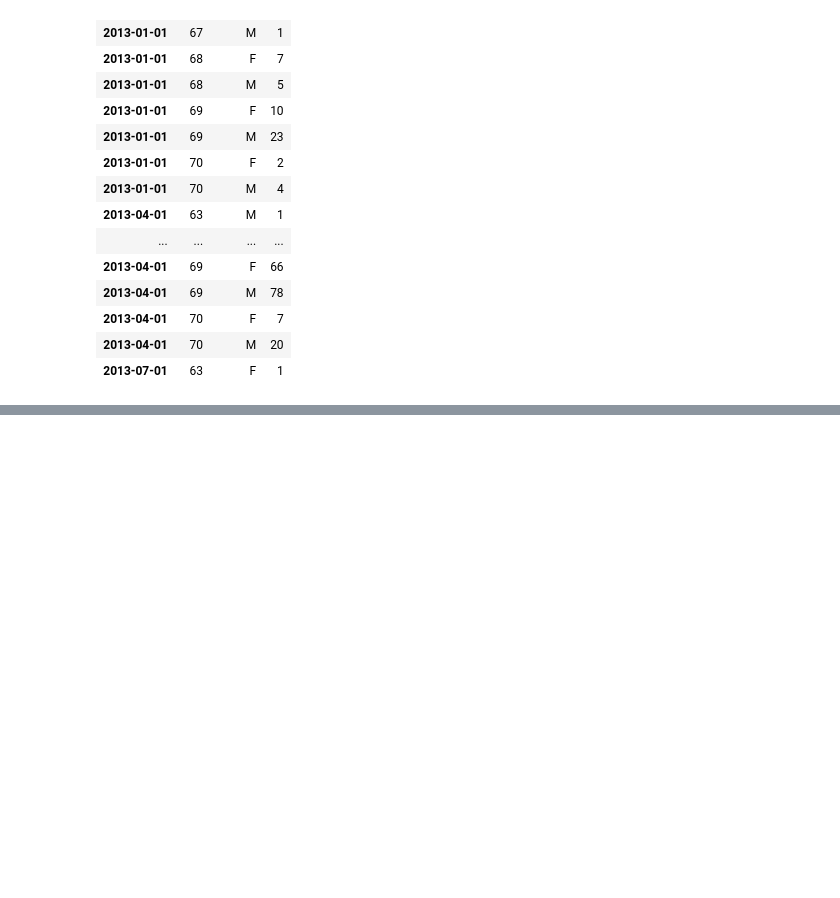
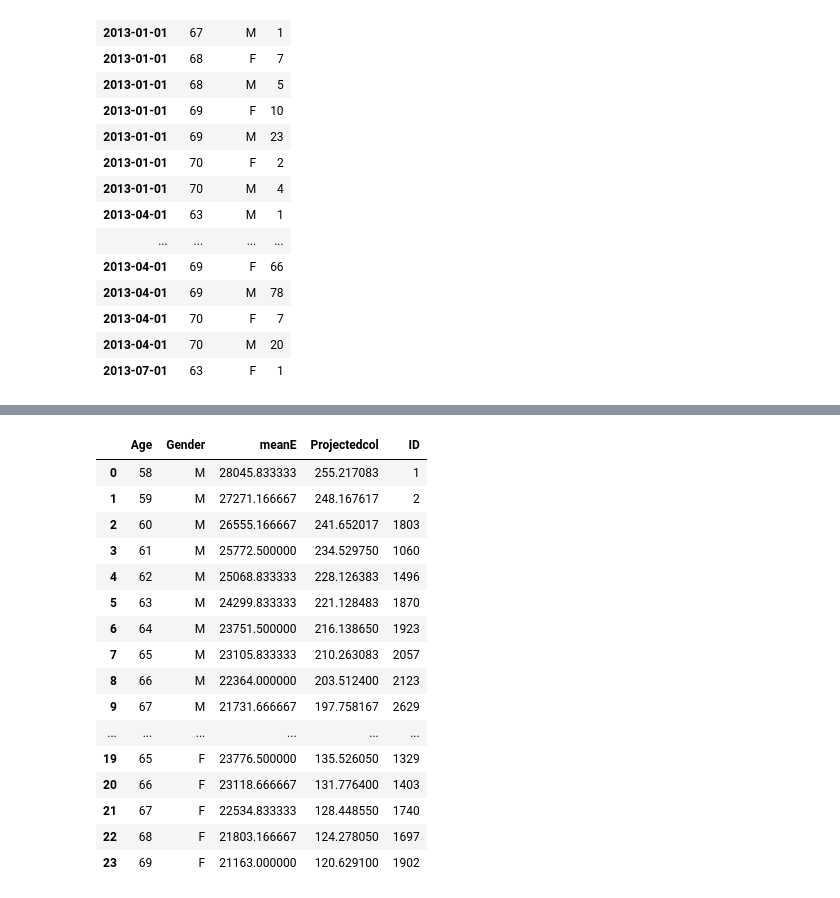
Before and after one commit to raku43/MScDACapstone, a Jupyter notebook: MScDA_Capstone.ipynb, the cells around one changed output, grey strips where cells are left out. Saved outputs shown, nothing was run; the diff lists cells and outputs as text; code cells hidden in the pictures; blank space fills up the shorter version.

```diff
--- a/MScDA_Capstone.ipynb
+++ b/MScDA_Capstone.ipynb
@@ -1464,0 +1490,3 @@ ax.legend();
+# %%
+dfcensus_ml=dfcensus5569.loc[(dfcensus5569['Age']>=55) & (dfcensus5569['Age']<71)]
+dfcensus_ml
@@ -1464,0 +1511,3 @@ ax.legend();
+# %%
+df_timeseriesml = dfcolraw.groupby(['Age','Gender'])['ID'].count().reset_index()
+df_timeseriesml
@@ -1464,0 +1532,21 @@ ax.legend();
+# %%
+result1 = pd.merge(dfcensus_ml, df_timeseriesml, on=["Age", "Gender"])
+result1
+# %% [output]
+|  | Age | Gender | meanE | Projectedcol | ID |
+| 0 | 58 | M | 28045.833333 | 255.217083 | 1 |
+| 1 | 59 | M | 27271.166667 | 248.167617 | 2 |
+| 2 | 60 | M | 26555.166667 | 241.652017 | 1803 |
+| 3 | 61 | M | 25772.500000 | 234.529750 | 1060 |
+| 4 | 62 | M | 25068.833333 | 228.126383 | 1496 |
+| 5 | 63 | M | 24299.833333 | 221.128483 | 1870 |
+| 6 | 64 | M | 23751.500000 | 216.138650 | 1923 |
+| 7 | 65 | M | 23105.833333 | 210.263083 | 2057 |
+| 8 | 66 | M | 22364.000000 | 203.512400 | 2123 |
+| 9 | 67 | M | 21731.666667 | 197.758167 | 2629 |
+| ... | ... | ... | ... | ... | ... |
+| 19 | 65 | F | 23776.500000 | 135.526050 | 1329 |
+| 20 | 66 | F | 23118.666667 | 131.776400 | 1403 |
+| 21 | 67 | F | 22534.833333 | 128.448550 | 1740 |
+| 22 | 68 | F | 21803.166667 | 124.278050 | 1697 |
+| 23 | 69 | F | 21163.000000 | 120.629100 | 1902 |
```
Also changed, not shown: parts of 67 cells of this notebook.
